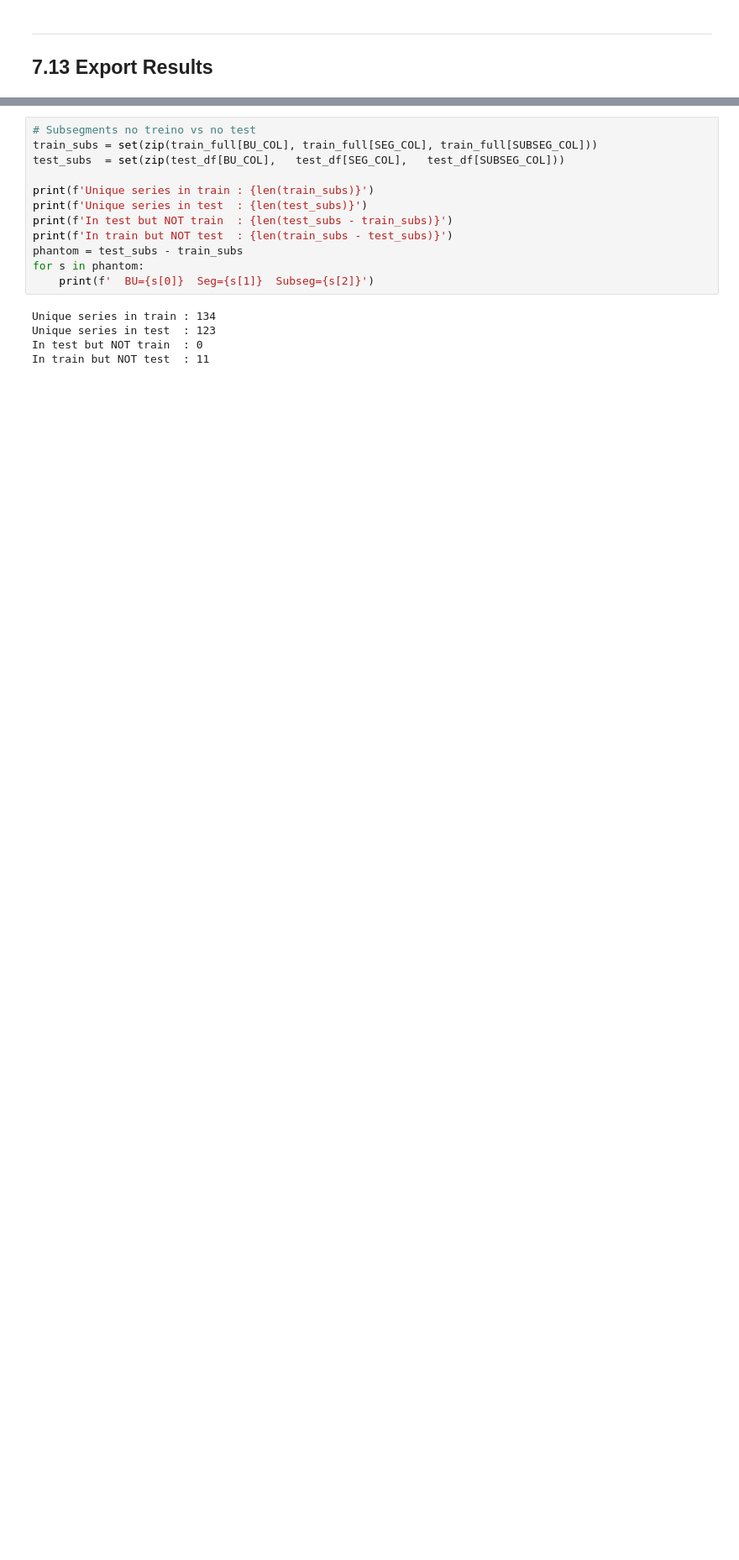
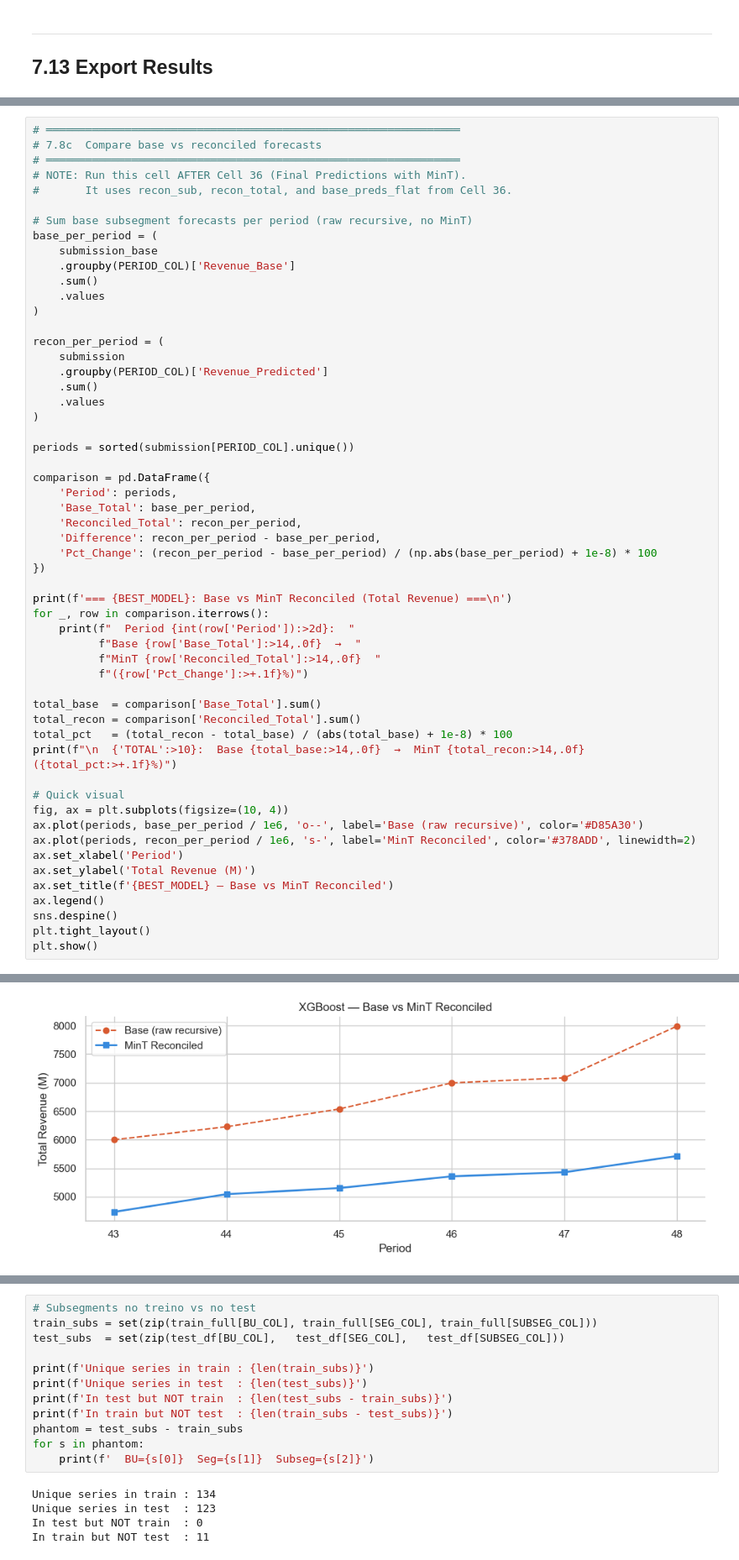
Before and after one commit to RuiSousaFerreiraIMS/Siemens_Advanta_BC, a Jupyter notebook: notebooks/7)WalkForward_Validation.ipynb, the cells around one changed output, grey strips where cells are left out. Shown at 84% size. Cells and saved outputs as stored; diff of their text form; blank space fills up the shorter version.

Commit message:
Add MinT reconciliation implementation and integrate with walk-forward validation notebook

```diff
--- a/notebooks/7)WalkForward_Validation.ipynb
+++ b/notebooks/7)WalkForward_Validation.ipynb
@@ -889,0 +1096,56 @@ Rows: 712 | Columns: ['Anon Period', 'TGL Business Unit', 'TGL Business Segment'
+# %%
+# ═══════════════════════════════════════════════════════════════
+# 7.8c  Compare base vs reconciled forecasts
+# ═══════════════════════════════════════════════════════════════
+# NOTE: Run this cell AFTER Cell 36 (Final Predictions with MinT).
+#       It uses recon_sub, recon_total, and base_preds_flat from Cell 36.
+
+# Sum base subsegment forecasts per period (raw recursive, no MinT)
+base_per_period = (
+    submission_base
+    .groupby(PERIOD_COL)['Revenue_Base']
+    .sum()
+    .values
+)
+
+recon_per_period = (
+    submission
+    .groupby(PERIOD_COL)['Revenue_Predicted']
+    .sum()
+    .values
+)
+
+periods = sorted(submission[PERIOD_COL].unique())
+
+comparison = pd.DataFrame({
+    'Period': periods,
+    'Base_Total': base_per_period,
+    'Reconciled_Total': recon_per_period,
+    'Difference': recon_per_period - base_per_period,
+    'Pct_Change': (recon_per_period - base_per_period) / (np.abs(base_per_period) + 1e-8) * 100
+})
+
+print(f'=== {BEST_MODEL}: Base vs MinT Reconciled (Total Revenue) ===\n')
+for _, row in comparison.iterrows():
+    print(f"  Period {int(row['Period']):>2d}:  "
+          f"Base {row['Base_Total']:>14,.0f}  →  "
+          f"MinT {row['Reconciled_Total']:>14,.0f}  "
+          f"({row['Pct_Change']:>+.1f}%)")
+
+total_base  = comparison['Base_Total'].sum()
+total_recon = comparison['Reconciled_Total'].sum()
+total_pct   = (total_recon - total_base) / (abs(total_base) + 1e-8) * 100
+print(f"\n  {'TOTAL':>10}:  Base {total_base:>14,.0f}  →  MinT {total_recon:>14,.0f}  ({total_pct:>+.1f}%)")
+
+# Quick visual
+fig, ax = plt.subplots(figsize=(10, 4))
+ax.plot(periods, base_per_period / 1e6, 'o--', label='Base (raw recursive)', color='#D85A30')
+ax.plot(periods, recon_per_period / 1e6, 's-', label='MinT Reconciled', color='#378ADD', linewidth=2)
+ax.set_xlabel('Period')
+ax.set_ylabel('Total Revenue (M)')
+ax.set_title(f'{BEST_MODEL} — Base vs MinT Reconciled')
+ax.legend()
+sns.despine()
+plt.tight_layout()
+plt.show()
+# %% [output]
@@ -890,3 +1162,4 @@ Rows: 712 | Columns: ['Anon Period', 'TGL Business Unit', 'TGL Business Segment'
+[figure, added]
 # %%
 fm.plot_forecast_comparison(
     train_df=train_full,
```
Also changed, not shown: parts of 11 cells of this notebook, 2 other files.
